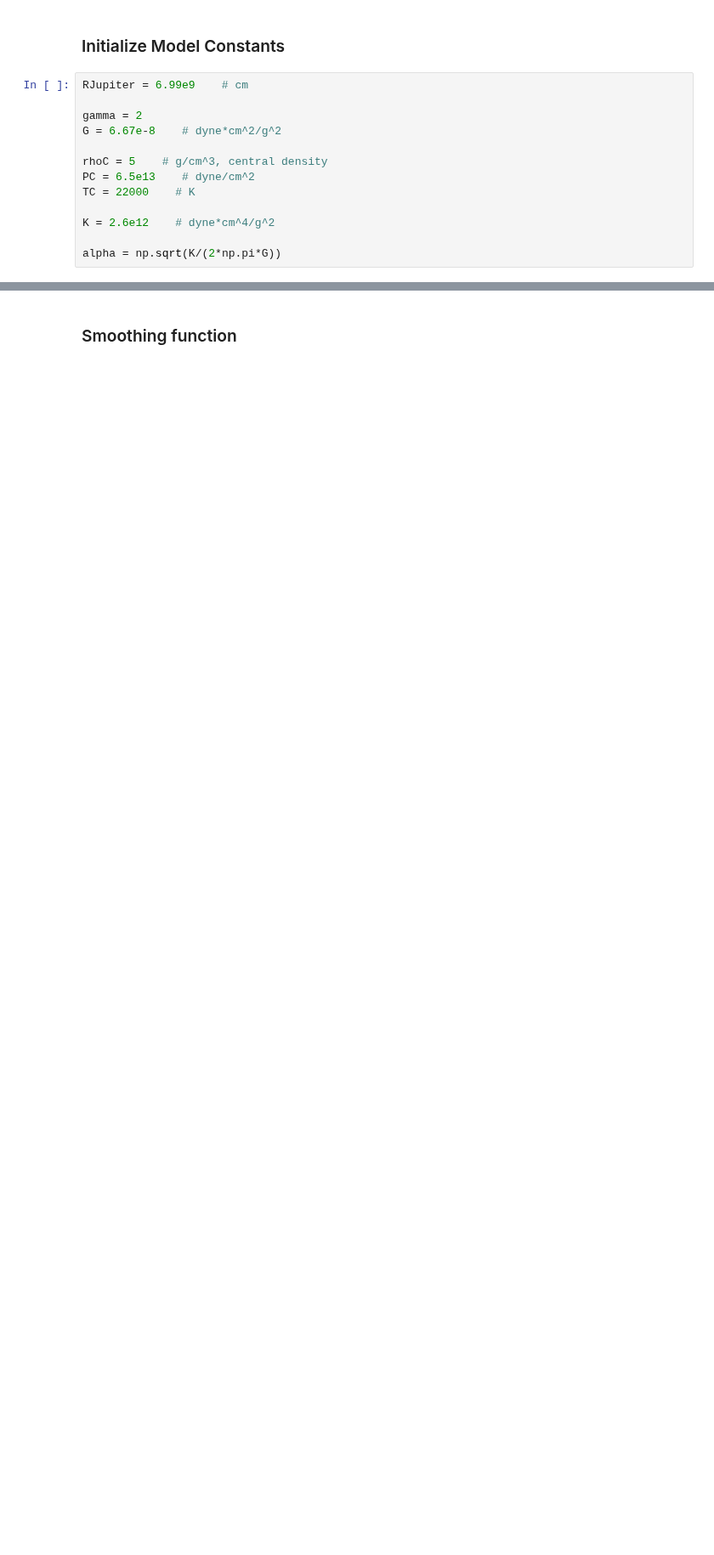
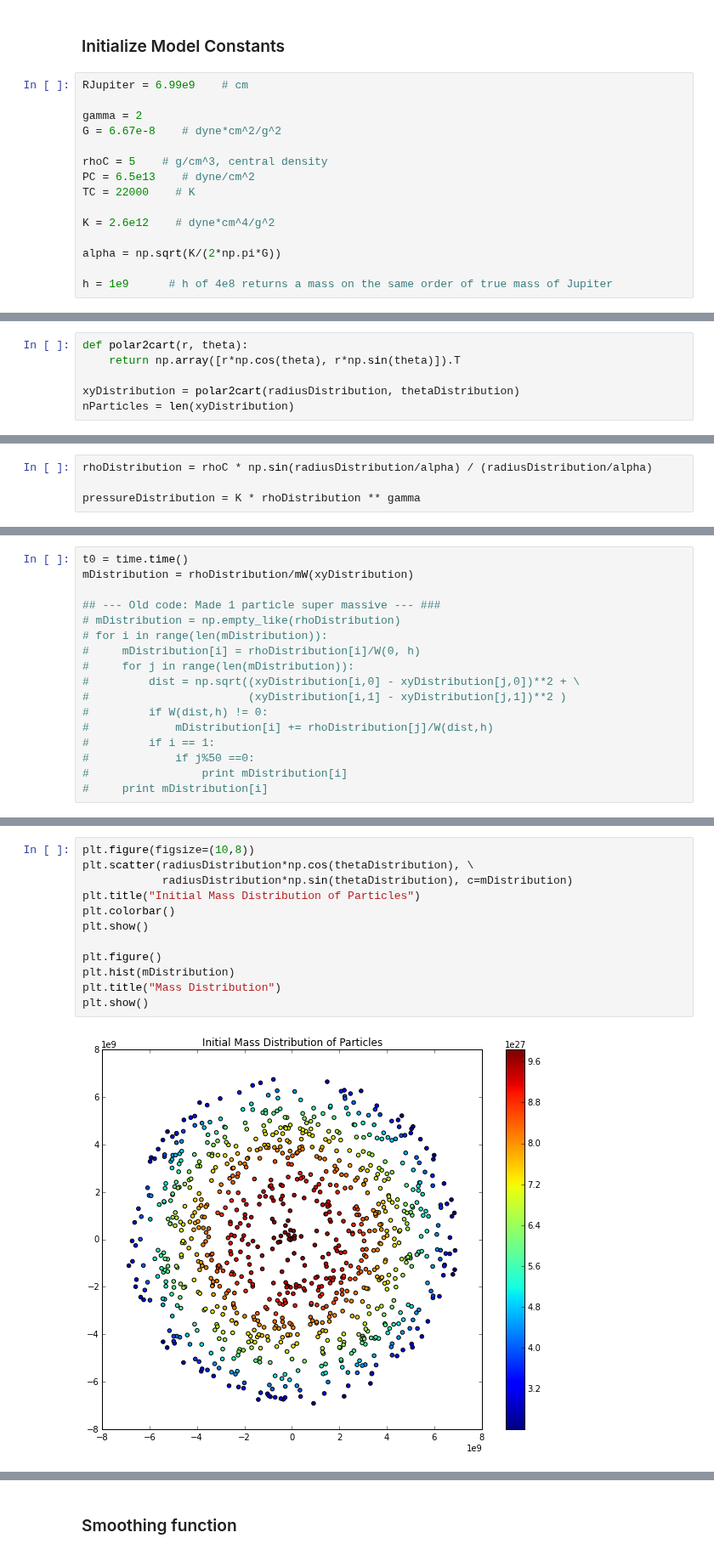
Before and after one commit to saichikine/Jupiter_SPH, a Jupyter notebook: main2.ipynb, the cells around one changed output, grey strips where cells are left out. Shown at 85% size. Drawn from its saved outputs; the diff is of its cells as text; blank space fills up the shorter version.

Commit message:
Added mass, pressure, density calcs for the new main function

```diff
--- a/main2.ipynb
+++ b/main2.ipynb
@@ -31,4 +31,6 @@ TC = 22000    # K
 K = 2.6e12    # dyne*cm^4/g^2
 
 alpha = np.sqrt(K/(2*np.pi*G))
+
+h = 1e9      # h of 4e8 returns a mass on the same order of true mass of Jupiter
 # %% [markdown]
@@ -67,0 +72,6 @@ thetaDistribution = np.random.uniform(0, 2*np.pi, size=len(radiusDistribution))
+# %%
+def polar2cart(r, theta):
+    return np.array([r*np.cos(theta), r*np.sin(theta)]).T
+
+xyDistribution = polar2cart(radiusDistribution, thetaDistribution)
+nParticles = len(xyDistribution)
@@ -67,0 +80,4 @@ thetaDistribution = np.random.uniform(0, 2*np.pi, size=len(radiusDistribution))
+# %%
+rhoDistribution = rhoC * np.sin(radiusDistribution/alpha) / (radiusDistribution/alpha)
+
+pressureDistribution = K * rhoDistribution ** gamma
@@ -67,0 +146,17 @@ thetaDistribution = np.random.uniform(0, 2*np.pi, size=len(radiusDistribution))
+# %%
+t0 = time.time()
+mDistribution = rhoDistribution/mW(xyDistribution)
+
+## --- Old code: Made 1 particle super massive --- ###
+# mDistribution = np.empty_like(rhoDistribution)
+# for i in range(len(mDistribution)):
+#     mDistribution[i] = rhoDistribution[i]/W(0, h)
+#     for j in range(len(mDistribution)):
+#         dist = np.sqrt((xyDistribution[i,0] - xyDistribution[j,0])**2 + \
+#                        (xyDistribution[i,1] - xyDistribution[j,1])**2 )
+#         if W(dist,h) != 0:
+#             mDistribution[i] += rhoDistribution[j]/W(dist,h)
+#         if i == 1:
+#             if j%50 ==0:
+#                 print mDistribution[i]
+#     print mDistribution[i]
@@ -67,0 +165,14 @@ thetaDistribution = np.random.uniform(0, 2*np.pi, size=len(radiusDistribution))
+# %%
+plt.figure(figsize=(10,8))
+plt.scatter(radiusDistribution*np.cos(thetaDistribution), \
+            radiusDistribution*np.sin(thetaDistribution), c=mDistribution)
+plt.title("Initial Mass Distribution of Particles")
+plt.colorbar()
+plt.show()
+
+plt.figure()
+plt.hist(mDistribution)
+plt.title("Mass Distribution")
+plt.show()
+# %% [output]
+[figure, added]
```
Also changed, not shown: parts of 15 cells of this notebook.
